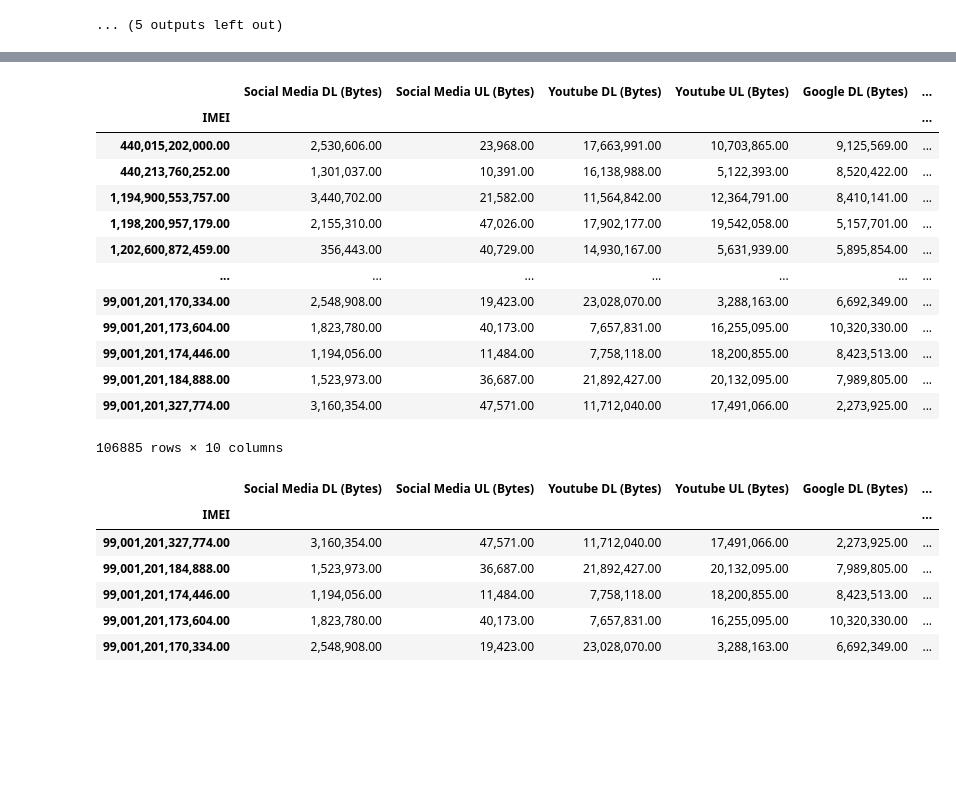
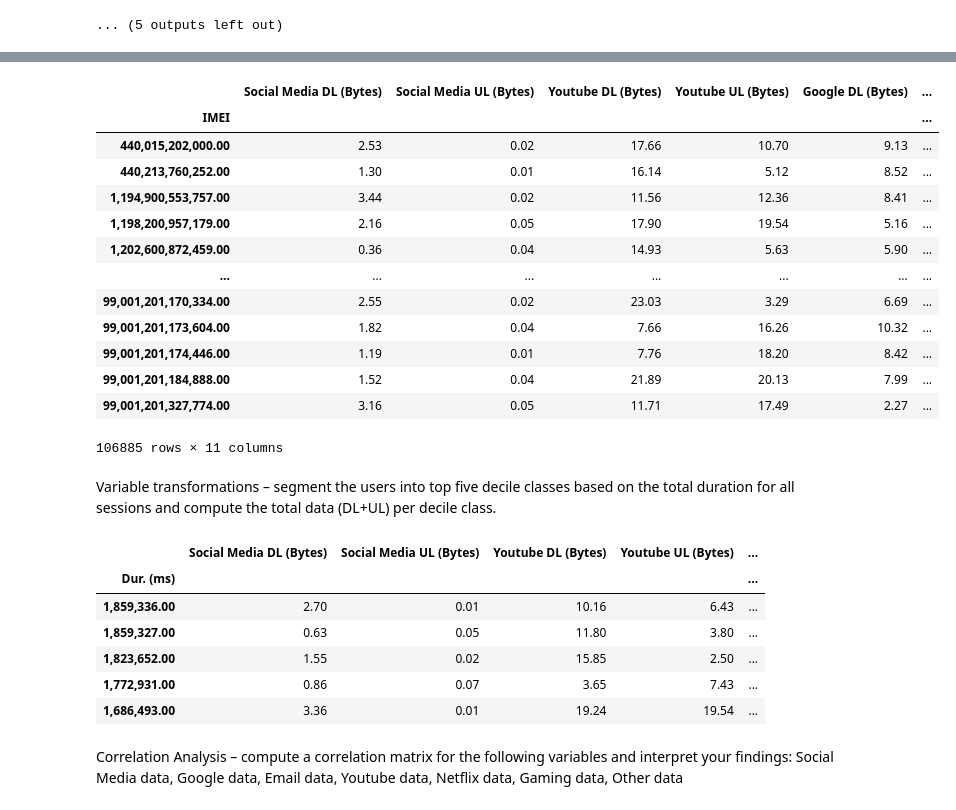
Before and after one commit to niyotham/EDA_Telecom_Industry, a Jupyter notebook: notebooks/EDA.ipynb, the cells around one changed output, grey strips where cells are left out. Cells and saved outputs as stored; diff of their text form; code cells hidden in the pictures; blank space fills up the shorter version.

Commit message:
included correlation analysis

```diff
--- a/notebooks/EDA.ipynb
+++ b/notebooks/EDA.ipynb
@@ -193,0 +245,17 @@ df_clean_bytes
+# %%
+# df_clean.columns.tolist()
+bytes_colum=['Total DL (Bytes)','Total UL (Bytes)','Social Media DL (Bytes)',
+'Social Media UL (Bytes)','Youtube DL (Bytes)','Youtube UL (Bytes)','Netflix DL (Bytes)',
+'Netflix UL (Bytes)','Google DL (Bytes)','Google UL (Bytes)','Email DL (Bytes)',
+'Email UL (Bytes)','Gaming DL (Bytes)','Gaming UL (Bytes)']
+# %%
+# convert bytes to_megabytes
+df_clean_bytes=convert_bytes_to_megabytes(df_clean,bytes_colum)
+df_clean_bytes['Dur. (ms)']= df_clean['Dur. (ms)']
+colum_arrange=['Dur. (ms)','Total DL (Bytes)','Total UL (Bytes)','Social Media DL (Bytes)',
+'Social Media UL (Bytes)','Youtube DL (Bytes)','Youtube UL (Bytes)','Netflix DL (Bytes)',
+'Netflix UL (Bytes)','Google DL (Bytes)','Google UL (Bytes)','Email DL (Bytes)',
+'Email UL (Bytes)','Gaming DL (Bytes)','Gaming UL (Bytes)']
+df_clean_bytes['Dur. (ms)']= df_clean['Dur. (ms)']
+df_clean_bytes_1 = df_clean_bytes[colum_arrange]
+df_clean_bytes_1
@@ -217,5 +378,5 @@ df_apps
 # %%
-df_apps_agg = df_apps.groupby(['IMEI']).agg({
+df_apps_agg = df_clean_bytes_1.groupby(['Dur. (ms)']).agg({
        'Social Media DL (Bytes)': 'mean',
        'Social Media UL (Bytes)':'mean',
        'Youtube DL (Bytes)':'mean',
@@ -556,25 +763,29 @@ df_apps_agg
 # %% [output]
 |  | Social Media DL (Bytes) | Social Media UL (Bytes) | Youtube DL (Bytes) | Youtube UL (Bytes) | Google DL (Bytes) | ... |
 | IMEI |  |  |  |  |  | ... |
-| 440,015,202,000.00 | 2,530,606.00 | 23,968.00 | 17,663,991.00 | 10,703,865.00 | 9,125,569.00 | ... |
-| 440,213,760,252.00 | 1,301,037.00 | 10,391.00 | 16,138,988.00 | 5,122,393.00 | 8,520,422.00 | ... |
-| 1,194,900,553,757.00 | 3,440,702.00 | 21,582.00 | 11,564,842.00 | 12,364,791.00 | 8,410,141.00 | ... |
-| 1,198,200,957,179.00 | 2,155,310.00 | 47,026.00 | 17,902,177.00 | 19,542,058.00 | 5,157,701.00 | ... |
-| 1,202,600,872,459.00 | 356,443.00 | 40,729.00 | 14,930,167.00 | 5,631,939.00 | 5,895,854.00 | ... |
+| 440,015,202,000.00 | 2.53 | 0.02 | 17.66 | 10.70 | 9.13 | ... |
+| 440,213,760,252.00 | 1.30 | 0.01 | 16.14 | 5.12 | 8.52 | ... |
+| 1,194,900,553,757.00 | 3.44 | 0.02 | 11.56 | 12.36 | 8.41 | ... |
+| 1,198,200,957,179.00 | 2.16 | 0.05 | 17.90 | 19.54 | 5.16 | ... |
+| 1,202,600,872,459.00 | 0.36 | 0.04 | 14.93 | 5.63 | 5.90 | ... |
 | ... | ... | ... | ... | ... | ... | ... |
-| 99,001,201,170,334.00 | 2,548,908.00 | 19,423.00 | 23,028,070.00 | 3,288,163.00 | 6,692,349.00 | ... |
-| 99,001,201,173,604.00 | 1,823,780.00 | 40,173.00 | 7,657,831.00 | 16,255,095.00 | 10,320,330.00 | ... |
-| 99,001,201,174,446.00 | 1,194,056.00 | 11,484.00 | 7,758,118.00 | 18,200,855.00 | 8,423,513.00 | ... |
-| 99,001,201,184,888.00 | 1,523,973.00 | 36,687.00 | 21,892,427.00 | 20,132,095.00 | 7,989,805.00 | ... |
-| 99,001,201,327,774.00 | 3,160,354.00 | 47,571.00 | 11,712,040.00 | 17,491,066.00 | 2,273,925.00 | ... |
+| 99,001,201,170,334.00 | 2.55 | 0.02 | 23.03 | 3.29 | 6.69 | ... |
+| 99,001,201,173,604.00 | 1.82 | 0.04 | 7.66 | 16.26 | 10.32 | ... |
+| 99,001,201,174,446.00 | 1.19 | 0.01 | 7.76 | 18.20 | 8.42 | ... |
+| 99,001,201,184,888.00 | 1.52 | 0.04 | 21.89 | 20.13 | 7.99 | ... |
+| 99,001,201,327,774.00 | 3.16 | 0.05 | 11.71 | 17.49 | 2.27 | ... |
-106885 rows × 10 columns
+106885 rows × 11 columns
+# %% [markdown]
+Variable transformations – segment the users into top five decile classes based on the total duration for all sessions and compute the total data (DL+UL) per decile class.
 # %%
-df_apps_agg.sort_values(by=['IMEI'] ,ascending=False).head(5)
+df_apps_agg.sort_values(by=['Dur. (ms)'] ,ascending=False).head(5)
 # %% [output]
-|  | Social Media DL (Bytes) | Social Media UL (Bytes) | Youtube DL (Bytes) | Youtube UL (Bytes) | Google DL (Bytes) | ... |
-| IMEI |  |  |  |  |  | ... |
-| 99,001,201,327,774.00 | 3,160,354.00 | 47,571.00 | 11,712,040.00 | 17,491,066.00 | 2,273,925.00 | ... |
-| 99,001,201,184,888.00 | 1,523,973.00 | 36,687.00 | 21,892,427.00 | 20,132,095.00 | 7,989,805.00 | ... |
-| 99,001,201,174,446.00 | 1,194,056.00 | 11,484.00 | 7,758,118.00 | 18,200,855.00 | 8,423,513.00 | ... |
-| 99,001,201,173,604.00 | 1,823,780.00 | 40,173.00 | 7,657,831.00 | 16,255,095.00 | 10,320,330.00 | ... |
-| 99,001,201,170,334.00 | 2,548,908.00 | 19,423.00 | 23,028,070.00 | 3,288,163.00 | 6,692,349.00 | ... |
+|  | Social Media DL (Bytes) | Social Media UL (Bytes) | Youtube DL (Bytes) | Youtube UL (Bytes) | ... |
+| Dur. (ms) |  |  |  |  | ... |
+| 1,859,336.00 | 2.70 | 0.01 | 10.16 | 6.43 | ... |
+| 1,859,327.00 | 0.63 | 0.05 | 11.80 | 3.80 | ... |
+| 1,823,652.00 | 1.55 | 0.02 | 15.85 | 2.50 | ... |
+| 1,772,931.00 | 0.86 | 0.07 | 3.65 | 7.43 | ... |
+| 1,686,493.00 | 3.36 | 0.01 | 19.24 | 19.54 | ... |
+# %% [markdown]
+Correlation Analysis – compute a correlation matrix for the following variables and interpret your findings: Social Media data, Google data, Email data, Youtube data, Netflix data, Gaming data, Other data
```
Also changed, not shown: parts of 36 cells of this notebook.
